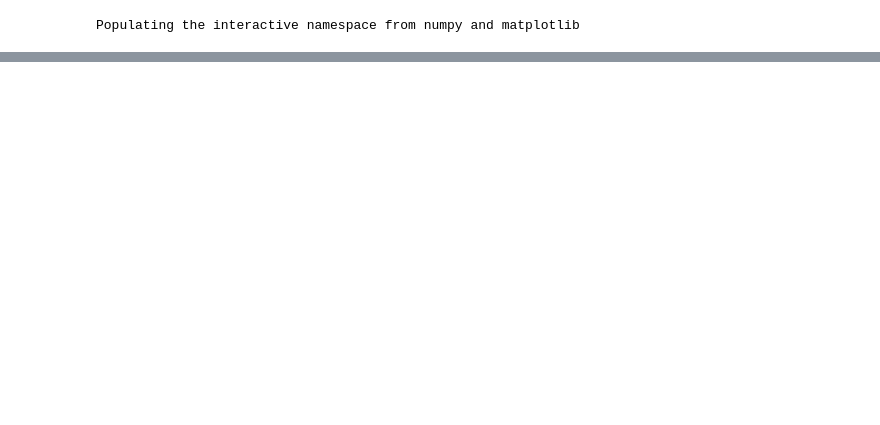
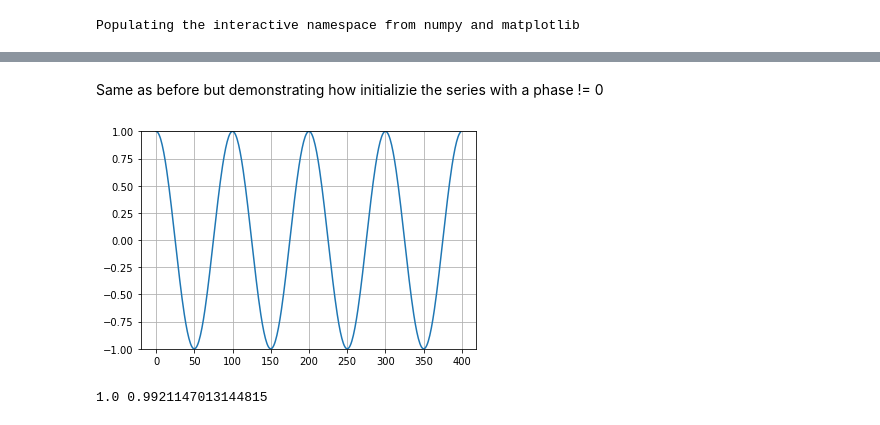
Before and after one commit to Buzztrax/design, a Jupyter notebook: dsp/Fast Sine Series.ipynb, the cells around one changed output, grey strips where cells are left out. Saved outputs shown, nothing was run; the diff lists cells and outputs as text; code cells hidden in the pictures; blank space fills up the shorter version.

```diff
--- a/dsp/Fast Sine Series.ipynb
+++ b/dsp/Fast Sine Series.ipynb
@@ -41,0 +46,23 @@ print v[0], v[-1]
+# %% [markdown]
+Same as before but demonstrating how initializie the series with a phase != 0
+# %%
+phase = pi / 2.0
+si0 = sin(phase-angle)
+si1 = sin(phase)
+fc = 2.0 * cos(angle)
+v = []
+v.append(si1)
+for i in range(l//2 - 1):
+    si0 = fc * si1 - si0
+    v.append(si0)
+    si1 = fc * si0 - si1
+    v.append(si1)
+
+plot(v)
+grid(True)
+ylim([-1.,1.])
+show()
+print(v[0], v[-1])
+# %% [output]
+[figure, added]
+1.0 0.9921147013144815
```
Also changed, not shown: parts of 4 cells of this notebook.
